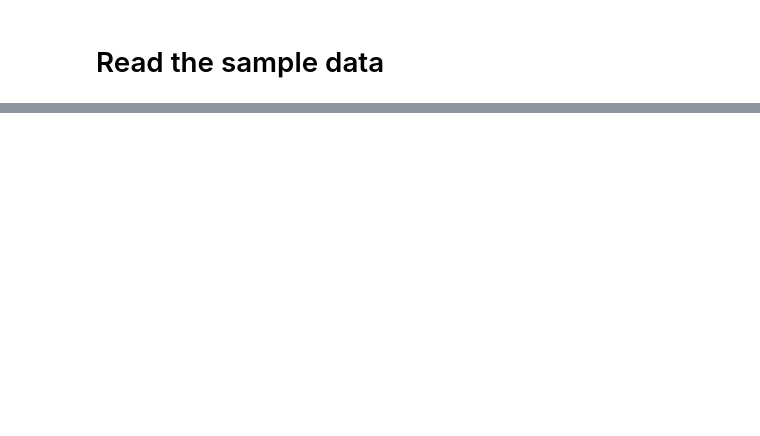
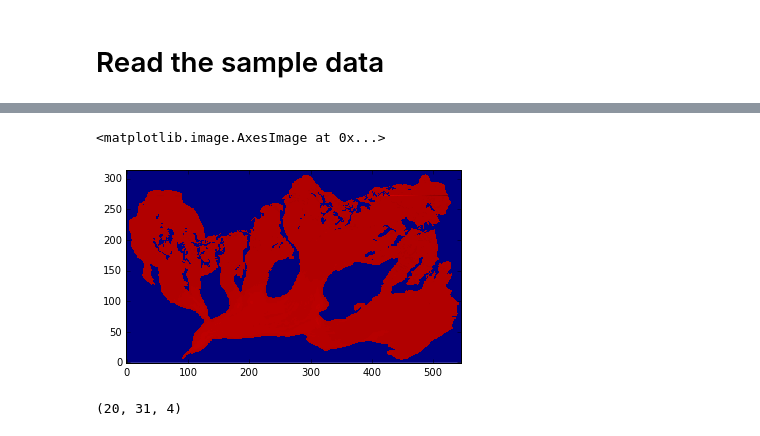
Before and after one commit to JohannesUIBK/glaciers-cci5, a Jupyter notebook: glaciers_cci5/Make_netCDF_geodetic_changes.ipynb, the cells around one changed output, grey strips where cells are left out. Saved outputs shown, nothing was run; the diff lists cells and outputs as text; code cells hidden in the pictures; blank space fills up the shorter version.

```diff
--- a/glaciers_cci5/Make_netCDF_geodetic_changes.ipynb
+++ b/glaciers_cci5/Make_netCDF_geodetic_changes.ipynb
@@ -38,6 +45,22 @@ def getNoDataValue(rasterfn):
     raster = gdal.Open(rasterfn)
     band = raster.GetRasterBand(1)
     return band.GetNoDataValue()
+# %%
+pdf = pd.read_csv('C:\\Users\\jlandman\\Desktop\\database_Fischer_et_al._2015_The_Cryosphere.txt', sep = '\t', encoding='iso-8859-1')
+pdf.ID_SGI1973 = pdf.ID_SGI1973.astype('str')
+pda = pd.read_excel('C:\\Users\\jlandman\\Desktop\\PDA_submission.xlsx', encoding='iso-8859-1')
+pdd = pd.read_excel('C:\\Users\\jlandman\\Desktop\\PDD_submission.xlsx', encoding='iso-8859-1')
+# %%
+def FoG_equiv(sgi1973_code):
+    """Find the FoG_ID equivalent to a given SGI1973 ID"""
+    sgi1973_code = sgi1973_code.lstrip('0')
+    try:
+        sgi2010 = pdf[pdf.ID_SGI1973.str.contains(sgi1973_code)].Code_SGI2010.iloc[0]
+    except:
+        wgms_id = np.nan
+        return wgms_id
+    wgms_id = pdd[pdd.REMARKS.str.contains(str(sgi2010))].WGMS_ID.iloc[0]
+    return wgms_id
 # %%
 def make_nc4(fpath, data, extent, location):
     """Compile a netCDF4 dataset"""
@@ -89,12 +269,2 @@ def make_nc4(fpath, data, extent, location):
 # %% [markdown]
 # Read the sample data
-# %%
-changes, extent = raster2array("C:\\Users\\jlandman\\Desktop\\glacier_dh_rasterized_fischer et al. 2015\glacier_dh_rasterized_fischer et al. 2015\\dh_0997.asc")
-#uncertainty =
-print(extent)
-
-mask, extent = raster2array("C:\\Users\\jlandman\\Desktop\\glacier_dh_rasterized_fischer et al. 2015\glacier_dh_rasterized_fischer et al. 2015\\dh_0997.asc")
-
-print(changes.shape)
-dvi=np.dstack((changes,changes, mask))
-dvi.shape
@@ -122,0 +271,14 @@ root group (NETCDF4_CLASSIC data model, file format HDF5):
+# %%
+fpaths = glob("C:\\Users\\jlandman\\Desktop\\model_db\\data\\glacier_dh_rasterized_fischer et al. 2015\\dh_3071.*")
+
+for fp in fpaths[:10]:
+    changes, extent = raster2array(fp)
+    changes_uncertainty, extent = raster2array(fp)
+    elev, extent = raster2array(fp)
+    elev_uncertainty, extent = raster2array(fp)
+    dvi=np.dstack((changes,changes, changes))
+    #dvi_big = np.stack((changes, changes_uncertainty, elev, elev_uncertainty), axis=0)
+    dvi_big = np.dstack((changes, changes_uncertainty, elev, elev_uncertainty))
+
+    #make_nc4('C:\\users\\jlandman\\desktop\\testnetCDFs\\simple\\dh_'+os.path.basename(fp).split('_')[1].split('.')[0]+'.nc', dvi, extent, location='Switzerland')
+    make_nc4_groups('C:\\users\\jlandman\\desktop\\testnetCDFs\\groups\\dh_'+os.path.basename(fp).split('_')[1].split('.')[0]+'.nc', dvi_big, dvi_big, extent, location='Switzerland')
@@ -122,0 +337,9 @@ root group (NETCDF4_CLASSIC data model, file format HDF5):
+# %%
+plt.imshow(dvi_big[:,:,0], interpolation='none', origin='lower')
+# %% [output]
+<matplotlib.image.AxesImage at 0x...>
+[figure, added]
+# %%
+dvi_big[:,:,:].shape
+# %% [output]
+(20, 31, 4)
```
Also changed, not shown: parts of 19 cells of this notebook.
